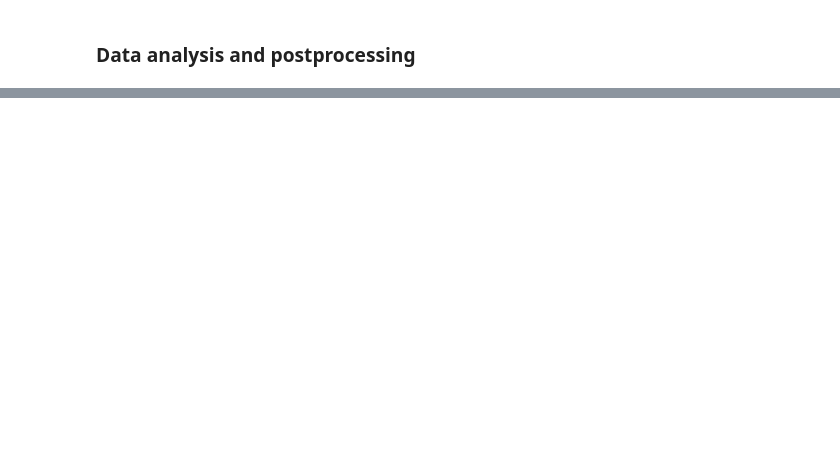
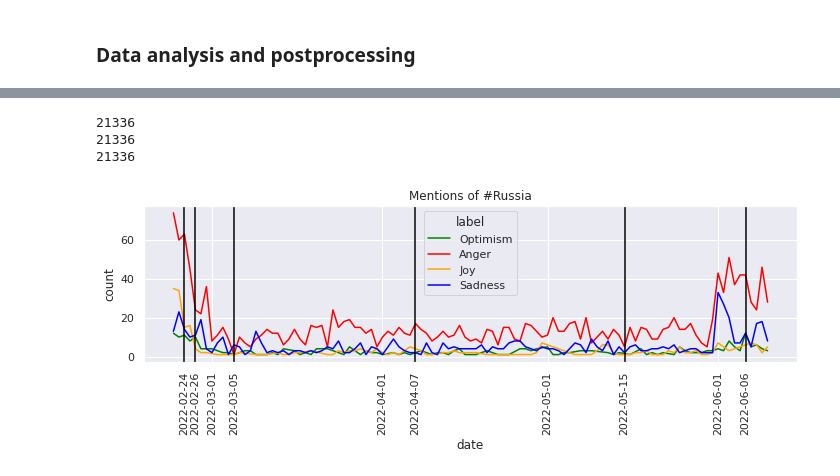
Before and after one commit to JohannesWittmann9/bert_tweet_emotion_classification, a Jupyter notebook: NLE2_J_Q_Wittmann_Ukraine_Tweet_Classification.ipynb, the cells around one changed output, grey strips where cells are left out. Drawn from its saved outputs; the diff is of its cells as text; code cells hidden in the pictures; blank space fills up the shorter version.

```diff
--- a/NLE2_J_Q_Wittmann_Ukraine_Tweet_Classification.ipynb
+++ b/NLE2_J_Q_Wittmann_Ukraine_Tweet_Classification.ipynb
@@ -488,0 +598,48 @@ Name: Optimism, dtype: int64
+# %%
+mention_df = df_all_dates.copy()
+mentions_putin = []
+mentions_selenskyj = []
+mention_df["text"] = mention_df["text"].astype("string").fillna('') #Empty texts as strings
+
+
+#for idx, row in mention_df.iterrows():
+#  text = row["text"]
+#  if type(text) is not str:
+#    pprint(str(type(text))+ str(text)+str(idx))
+
+for idx, row in mention_df.iterrows():
+  text = row["text"]
+  #putin_pattern = re.compile('''\\B#putin\\b''', re.IGNORECASE)
+  putin_pattern = re.compile('''\\B#russia\\b''', re.IGNORECASE)
+  has_putin_hash = putin_pattern.search(text) is not None
+
+  #selenskyj_pattern = re.compile('''\\B@ZelenskyyUa\\b''')
+  selenskyj_pattern = re.compile('''\\B#ukraine\\b''', re.IGNORECASE)
+  has_selenskyj_mention = selenskyj_pattern.search(text) is not None
+  if has_putin_hash:
+    mentions_putin.append("yes")
+  else:
+    mentions_putin.append("no")
+  if has_selenskyj_mention:
+    mentions_selenskyj.append("yes")
+  else:
+    mentions_selenskyj.append("no")
+
+print(len(mentions_putin))
+print(len(mentions_selenskyj))
+print(len(mention_df))
+
+mention_df["putin"] = mentions_putin
+mention_df["selenskyj"] = mentions_selenskyj
+mention_df.drop(mention_df.columns[[0]], axis=1, inplace=True)
+#mention_df
+# %% [output]
+21336
+21336
+21336
+# %%
+contains_putin_df = mention_df.copy()
+contains_putin_df = contains_putin_df.loc[contains_putin_df['putin'] == "yes"]
+
+contains_selenskyj_df = mention_df.copy()
+contains_selenskyj_df = contains_selenskyj_df.loc[contains_selenskyj_df['selenskyj'] == "yes"]
@@ -488,0 +700,26 @@ Name: Optimism, dtype: int64
+# %%
+sns.set(rc={"figure.figsize":(10, 4)})
+fig, ax = plt.subplots()
+sns.lineplot(data=df_all_clean_putin, x="date", y="count", hue="label", palette=["green","red","orange","blue"]).set(title='Mentions of #Russia')
+ax.tick_params(axis='x', labelrotation=70)
+#ax.legend()
+
+event_df = pd.DataFrame(dates, columns=["date"])
+month_dates = ["2022-03-01","2022-04-01","2022-05-01","2022-06-01"]
+month_df = pd.DataFrame(month_dates, columns=["date"])
+event_df = pd.concat([event_df, month_df], ignore_index=True)
+event_df["date"] = pd.to_datetime(event_df["date"])
+event_df.sort_values(by='date', inplace=True)
+event_ticks = event_df["date"].apply(lambda x: x.to_pydatetime().strftime("%Y-%m-%d"))
+plt.xticks(ticks = event_df["date"], labels = event_ticks, rotation = 'vertical')
+
+#date_ticks = df_all_clean["date"].apply(lambda x: x.to_pydatetime().strftime("%Y-%m-%d"))
+#plt.xticks(ticks = df_all_clean["date"], labels = date_ticks, rotation = 'vertical')
+for ev in dates:
+  date_obj = datetime.strptime(ev[:18], '%Y-%m-%d')
+  plt.axvline(date_obj, 0, max(df_all_clean_putin["count"]), color = "black")
+
+plt.tight_layout()
+plt.savefig("amount_mentions_putin_per_day.png", dpi=300)
+# %% [output]
+[figure, added]
```
Also changed, not shown: parts of 32 cells of this notebook, 2 other files.
